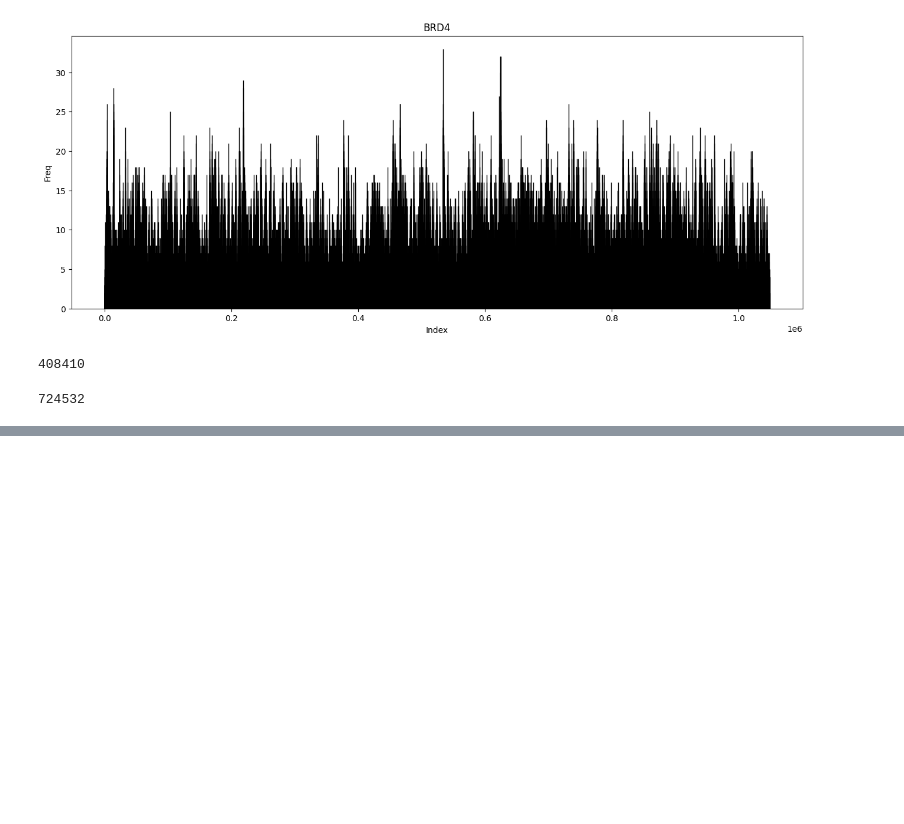
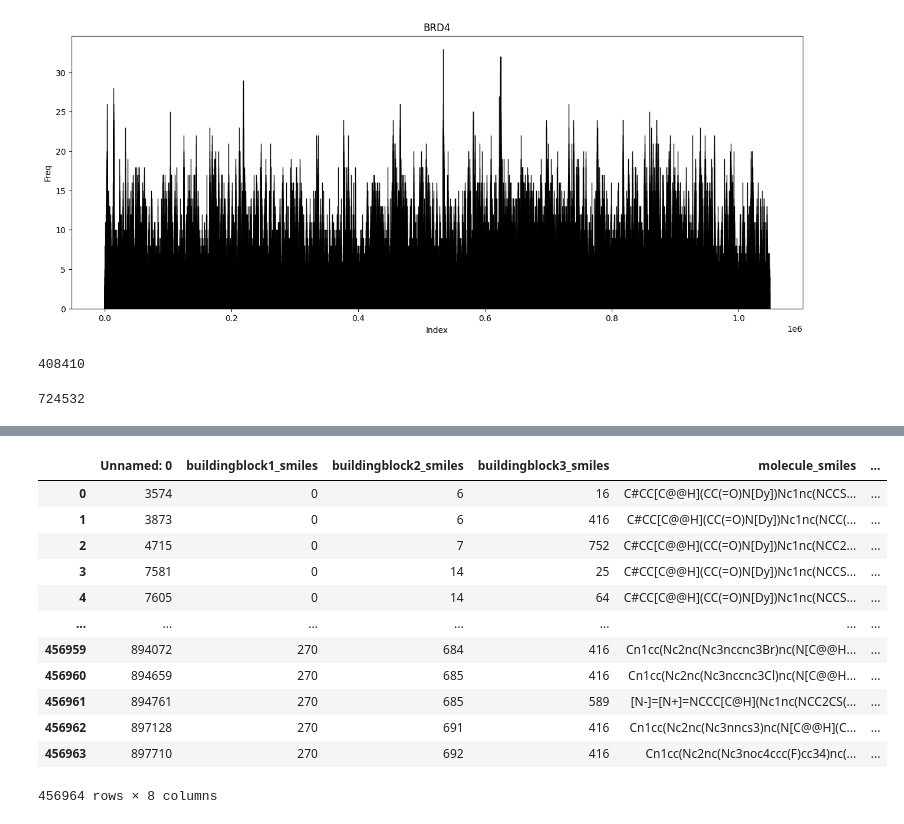
Before and after one commit to Chi-Chun-Chan/ChiSang-Kaggle-leash-Belka, a Jupyter notebook: Code/Data_pre_processing.ipynb, the cells around one changed output, grey strips where cells are left out. Cells and saved outputs as stored; diff of their text form; code cells hidden in the pictures; blank space fills up the shorter version.

```diff
--- a/Code/Data_pre_processing.ipynb
+++ b/Code/Data_pre_processing.ipynb
@@ -393,0 +549,16 @@ random_subset_df.to_csv('../Data/sEH_hits.csv', sep=',')
+# %%
+BRD4_outputs
+# %% [output]
+|  | Unnamed: 0 | buildingblock1_smiles | buildingblock2_smiles | buildingblock3_smiles | molecule_smiles | ... |
+| 0 | 3574 | 0 | 6 | 16 | C#CC[C@@H](CC(=O)N[Dy])Nc1nc(NCCS... | ... |
+| 1 | 3873 | 0 | 6 | 416 | C#CC[C@@H](CC(=O)N[Dy])Nc1nc(NCC(... | ... |
+| 2 | 4715 | 0 | 7 | 752 | C#CC[C@@H](CC(=O)N[Dy])Nc1nc(NCC2... | ... |
+| 3 | 7581 | 0 | 14 | 25 | C#CC[C@@H](CC(=O)N[Dy])Nc1nc(NCCS... | ... |
+| 4 | 7605 | 0 | 14 | 64 | C#CC[C@@H](CC(=O)N[Dy])Nc1nc(NCCS... | ... |
+| ... | ... | ... | ... | ... | ... | ... |
+| 456959 | 894072 | 270 | 684 | 416 | Cn1cc(Nc2nc(Nc3nccnc3Br)nc(N[C@@H... | ... |
+| 456960 | 894659 | 270 | 685 | 416 | Cn1cc(Nc2nc(Nc3nccnc3Cl)nc(N[C@@H... | ... |
+| 456961 | 894761 | 270 | 685 | 589 | [N-]=[N+]=NCCC[C@H](Nc1nc(NCC2CS(... | ... |
+| 456962 | 897128 | 270 | 691 | 416 | Cn1cc(Nc2nc(Nc3nncs3)nc(N[C@@H](C... | ... |
+| 456963 | 897710 | 270 | 692 | 416 | Cn1cc(Nc2nc(Nc3noc4ccc(F)cc34)nc(... | ... |
+456964 rows × 8 columns
```
Also changed, not shown: parts of 17 cells of this notebook, 1 other file.
